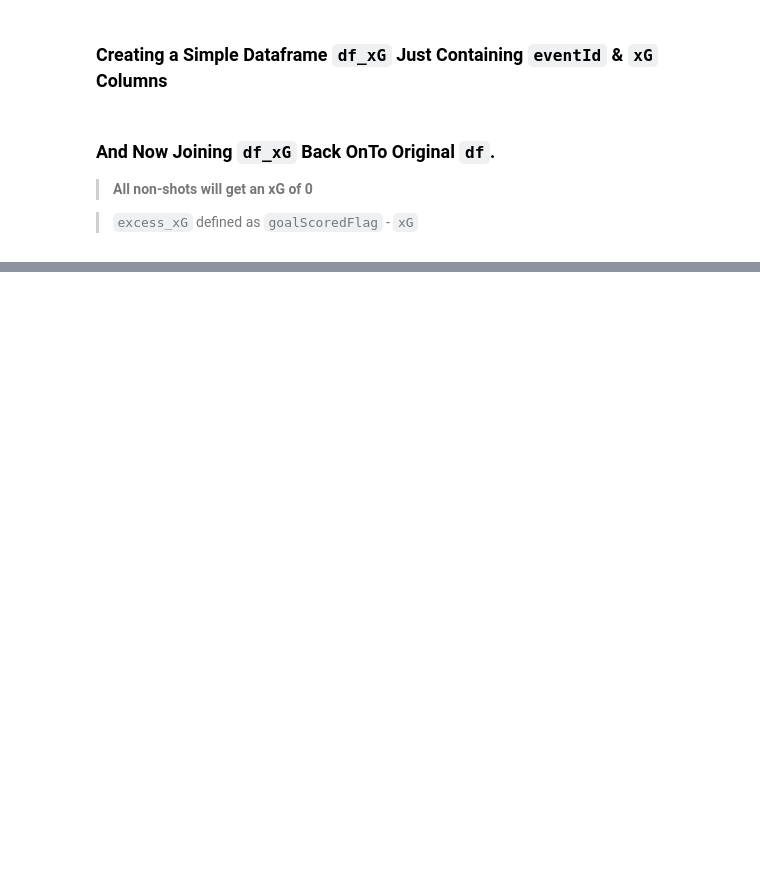
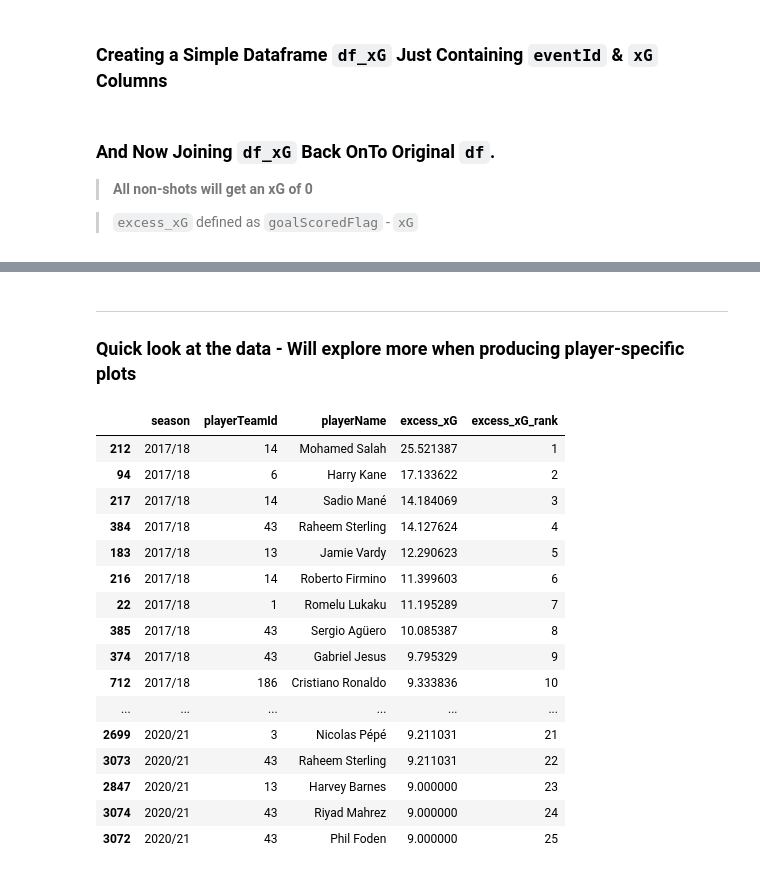
Before and after one commit to christiangilson/MSc-Applied-Statistics-Project-Code, a Jupyter notebook: Modelling/xG/Python xG Feature Engineering & Modelling.ipynb, the cells around one changed output, grey strips where cells are left out. Cells and saved outputs as stored; diff of their text form; code cells hidden in the pictures; blank space fills up the shorter version.

```diff
--- a/Modelling/xG/Python xG Feature Engineering & Modelling.ipynb
+++ b/Modelling/xG/Python xG Feature Engineering & Modelling.ipynb
@@ -387,0 +459,5 @@ df_shots['xG'] = xG_model_adv_syn.predict(df_shots_test)
+# %%
+df_pens['xG'] = df_pens.goalScoredFlag.mean()
+
+# and now combining shots and penalties
+df_shots_pens = pd.concat([df_shots, df_pens], ignore_index=True)
@@ -388,7 +480,7 @@ df_shots['xG'] = xG_model_adv_syn.predict(df_shots_test)
 # %% [markdown]
 ### **Creating a Simple Dataframe `df_xG` Just Containing `eventId` & `xG` Columns**
 # %%
-df_xG = df_shots[['eventId','xG']].reset_index(drop=True).copy()
+df_xG = df_shots_pens[['eventId','xG']].reset_index(drop=True).copy()
 # %% [markdown]
 ### **And Now Joining `df_xG` Back OnTo Original `df`.**
 
@@ -413,0 +490,7 @@ df.loc[(df['eventId'] >= eventId-5)& (df['eventId'] <= eventId+5)][['playerName'
+# %%
+df_xG = df.merge(df_xG, on=['eventId'], how='left').copy()
+
+# filling NaN's with 0's
+df_xG.xG.fillna(value=0, inplace=True)
+# %%
+df_xG['excess_xG'] = df_xG.goalScoredFlag - df_xG.xG
@@ -506,0 +530,28 @@ df.loc[(df['eventId'] >= eventId-5)& (df['eventId'] <= eventId+5)][['playerName'
+# %% [markdown]
+---
+
+### **Quick look at the data - Will explore more when producing player-specific plots**
+# %%
+df_xG_agg = df_xG.groupby(['season','playerTeamId','playerName']).agg({'excess_xG':np.sum}).reset_index().sort_values('excess_xG', ascending=False)
+
+df_xG_agg['excess_xG_rank'] = df_xG_agg.sort_values(['season','excess_xG'], ascending=[True,False]).groupby('season').cumcount()+1
+
+df_xG_agg.loc[df_xG_agg['excess_xG_rank'] <= 25].sort_values(['season','excess_xG_rank'], ascending=[True,True])
+# %% [output]
+|  | season | playerTeamId | playerName | excess_xG | excess_xG_rank |
+| 212 | 2017/18 | 14 | Mohamed Salah | 25.521387 | 1 |
+| 94 | 2017/18 | 6 | Harry Kane | 17.133622 | 2 |
+| 217 | 2017/18 | 14 | Sadio Mané | 14.184069 | 3 |
+| 384 | 2017/18 | 43 | Raheem Sterling | 14.127624 | 4 |
+| 183 | 2017/18 | 13 | Jamie Vardy | 12.290623 | 5 |
+| 216 | 2017/18 | 14 | Roberto Firmino | 11.399603 | 6 |
+| 22 | 2017/18 | 1 | Romelu Lukaku | 11.195289 | 7 |
+| 385 | 2017/18 | 43 | Sergio Agüero | 10.085387 | 8 |
+| 374 | 2017/18 | 43 | Gabriel Jesus | 9.795329 | 9 |
+| 712 | 2017/18 | 186 | Cristiano Ronaldo | 9.333836 | 10 |
+| ... | ... | ... | ... | ... | ... |
+| 2699 | 2020/21 | 3 | Nicolas Pépé | 9.211031 | 21 |
+| 3073 | 2020/21 | 43 | Raheem Sterling | 9.211031 | 22 |
+| 2847 | 2020/21 | 13 | Harvey Barnes | 9.000000 | 23 |
+| 3074 | 2020/21 | 43 | Riyad Mahrez | 9.000000 | 24 |
+| 3072 | 2020/21 | 43 | Phil Foden | 9.000000 | 25 |
```
Also changed, not shown: parts of 28 cells of this notebook.
